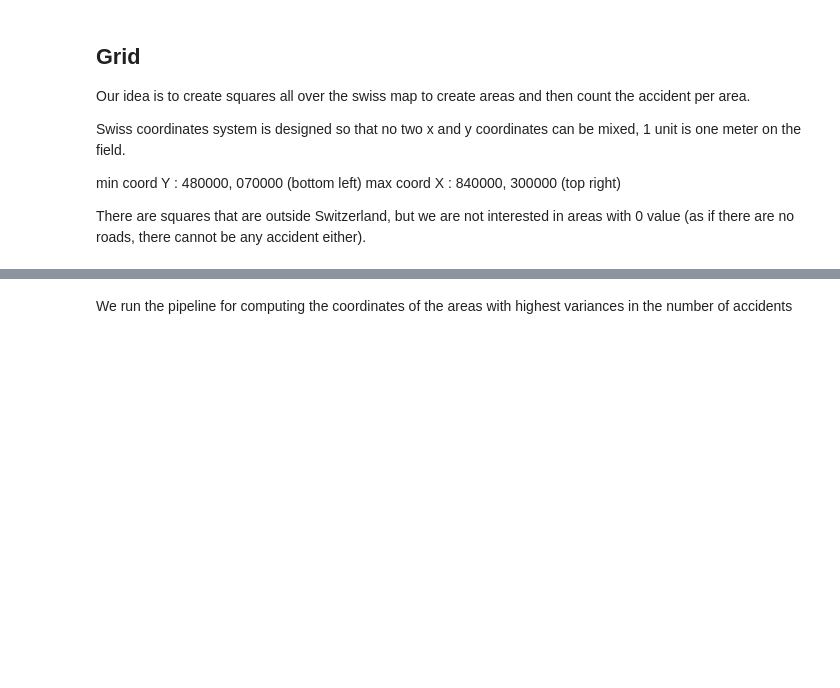
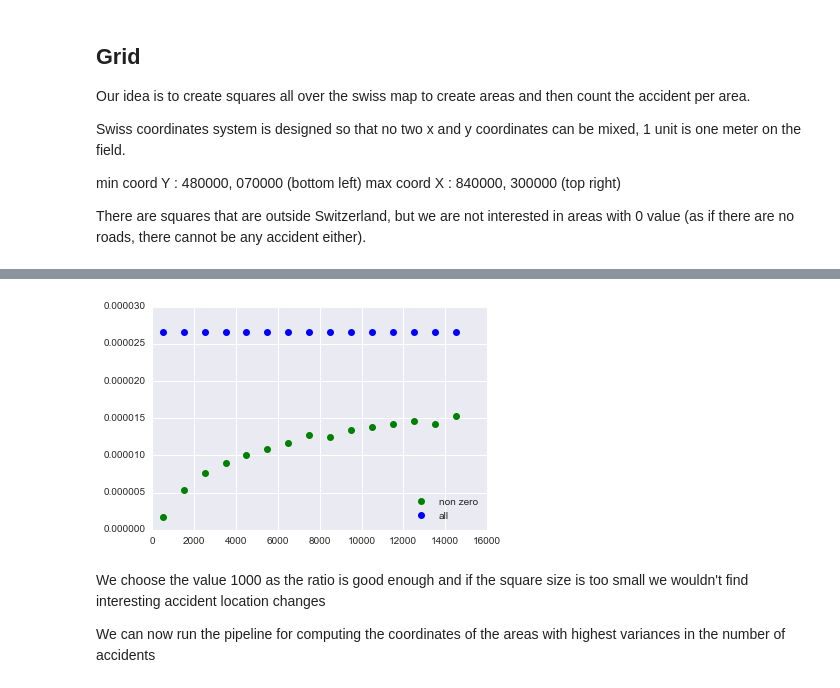
Before and after one commit to Jokau/ada-project, a Jupyter notebook: project_data_scraping.ipynb, the cells around one changed output, grey strips where cells are left out. Cells and saved outputs as stored; diff of their text form; code cells hidden in the pictures; blank space fills up the shorter version.

```diff
--- a/project_data_scraping.ipynb
+++ b/project_data_scraping.ipynb
@@ -519,6 +633,15 @@ def compute_ratio(grid):
 # %%
 def optimality_plot(df):
     """
-    Plot the result of the ratio per square length
+        Plot the result of the ratio per square length, min is better
     """
-    return [[i, compute_ratio(create_count_grid(i, df))] for i in range (500, 15000, 1000)]
+    optimality_list = [[i, compute_ratio(create_count_grid(i, df))] for i in range (500, 15000, 1000)]
+    xaxis = list()
+    non_zero = list()
+    mean = list()
+
+    for item in optimality_list:
+            xaxis.append(item[0])
+            non_zero.append(item[1][0])
+            mean.append(item[1][1])
+    return xaxis, non_zero, mean
@@ -584,2 +648,12 @@ def goejson_highest_variance_areas(df, threshold=5):
+# %%
+xaxis, non_zero, mean = optimality_plot(accidents_df)
+plt.plot(xaxis, non_zero, 'go', label='non zero')
+plt.plot(xaxis, mean, 'bo', label='all')
+plt.legend(loc='lower right')
+plt.show()
+# %% [output]
+[figure, added]
 # %% [markdown]
-We run the pipeline for computing the coordinates of the areas with highest variances in the number of accidents
+We choose the value 1000 as the ratio is good enough and if the square size is too small we wouldn't find interesting accident location changes
+
+We can now run the pipeline for computing the coordinates of the areas with highest variances in the number of accidents
```
Also changed, not shown: parts of 30 cells of this notebook, 6 other files.
